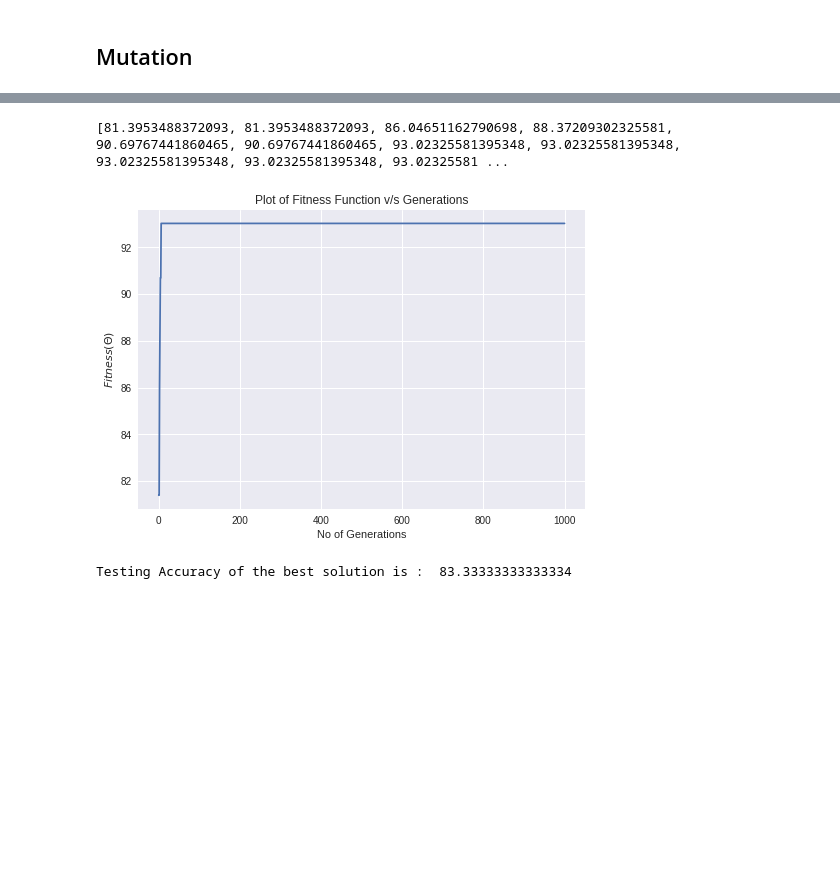
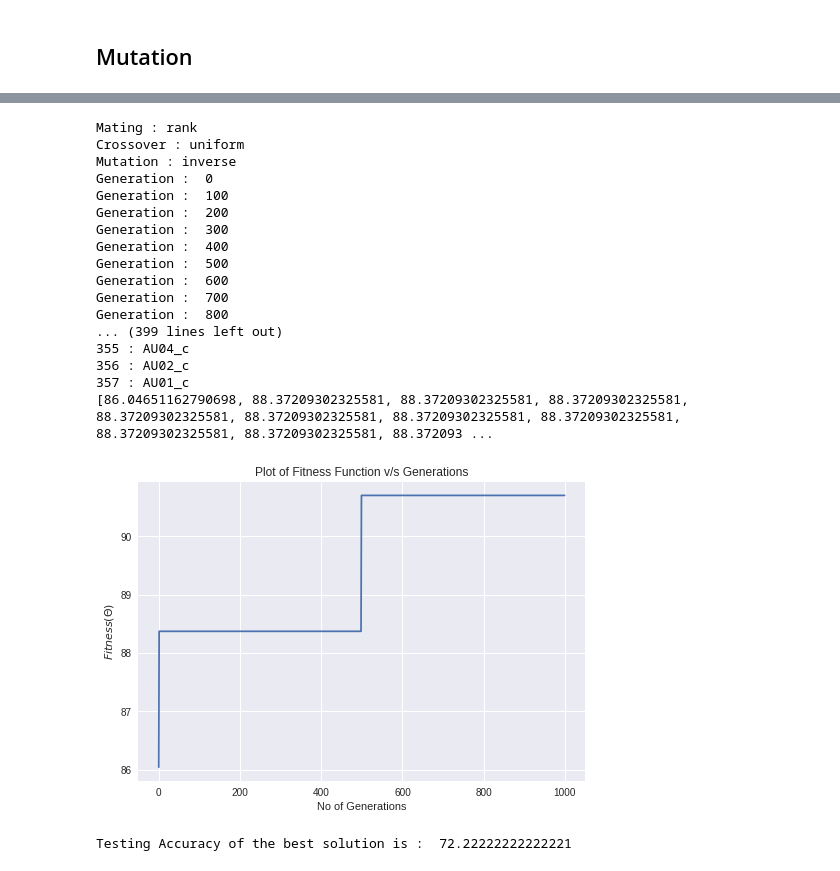
Before and after one commit to Radhesh-Sarma/Emotion-Detection, a Jupyter notebook: GA.ipynb, the cells around one changed output, grey strips where cells are left out. Cells and saved outputs as stored; diff of their text form; code cells hidden in the pictures; blank space fills up the shorter version.

```diff
--- a/GA.ipynb
+++ b/GA.ipynb
@@ -226,19 +226,3 @@ train_indices = numpy.arange(0,num_samples*0.7*(0.7), 1,int)
 val_indices = numpy.arange(num_samples*0.7*(0.7)+1,num_samples*0.7, 1,int)
 test_indices_1 = numpy.arange((num_samples*0.7)+1, num_samples*0.7+num_samples*0.3*0.7, 1,int)
 test_indices_2 = numpy.arange(num_samples*0.7+num_samples*0.7*0.3+1, num_samples, 1,int)
-# %%
-#Genetic algorithm parameters:
-sol_per_pop = 20 # Population size.
-num_parents_mating = 10 # Number of parents inside the mating pool.
-num_mutations = 70 # Number of elements to mutate.
-num_generations = 1000
-
-# Defining the population shape.
-pop_shape = (sol_per_pop, num_feature_elements)
-
-# Creating the initial population.
-new_population = numpy.random.randint(low=0, high=2, size=pop_shape)
-print(new_population.shape)
-best_population=new_population
-
-best_outputs = []
@@ -247 +229,25 @@ best_outputs = []
+# %%
+def select_mating_pool(new_population, fitness, num_parents_mating,type = "rank"):
+  if(type == "rank"):
+    return rank_selection_mating_pool(new_population, fitness, num_parents_mating)
+  if(type == "tournament"):
+    return tournament_selection_mating_pool(new_population, fitness, num_parents_mating)
+  if(type == "roulette"):
+    return roulette_wheel_selection(new_population, fitness, num_parents_mating)
+# %%
+def select_cross_over(parents, offspring_size,type = "uniform"):
+  if(type == "uniform"):
+    return uniform_crossover(parents, offspring_size)
+  if(type == "single"):
+    return single_crossover(parents, offspring_size)
+  if(type == "two_point"):
+    return two_point_crossover(parents, offspring_size)
+# %%
+def select_mutation(offspring_crossover, num_mutations,type = "inverse"):
+  if(type == "bit"):
+    return bit_flip_mutation(offspring_crossover, num_mutations)
+  if(type == "swap"):
+    return swap_mutation(offspring_crossover, num_mutations)
+  if(type == "inverse"):
+    return inverse_mutation(offspring_crossover, num_mutations)
 # %%
@@ -357,18 +345,22 @@ Printing features in the best feature subset
-# %%
-print(best_outputs)
-# %% [output]
-[81.3953488372093, 81.3953488372093, 86.04651162790698, 88.37209302325581, 90.69767441860465, 90.69767441860465, 93.02325581395348, 93.02325581395348, 93.02325581395348, 93.02325581395348, 93.02325581 ...
-# %%
-plt.plot(best_outputs)
-plt.xlabel("No of Generations")
-plt.ylabel("$Fitness(\Theta)$")
-plt.title("Plot of Fitness Function v/s Generations")
-plt.show()
-# %% [output]
-[figure, removed]
-# %%
-fitness = cal_pop_fitness(best_population, data_inputs, data_outputs, test_indices_1, test_indices_2)
-testacc=numpy.max(fitness)
-print("Testing Accuracy of the best solution is : ", testacc)
-# %% [output]
-Testing Accuracy of the best solution is :  83.33333333333334
+# %%
+GA(sol_per_pop = 20,num_parents_mating = 10,num_mutations = 70,num_generations = 1000,mating = "rank",crossover = "uniform",mutation = "inverse")
+# %% [output]
+Mating : rank
+Crossover : uniform
+Mutation : inverse
+Generation :  0
+Generation :  100
+Generation :  200
+Generation :  300
+Generation :  400
+Generation :  500
+Generation :  600
+Generation :  700
+Generation :  800
+... (399 lines left out)
+355 : AU04_c
+356 : AU02_c
+357 : AU01_c
+[86.04651162790698, 88.37209302325581, 88.37209302325581, 88.37209302325581, 88.37209302325581, 88.37209302325581, 88.37209302325581, 88.37209302325581, 88.37209302325581, 88.37209302325581, 88.372093 ...
+[figure, added]
+Testing Accuracy of the best solution is :  72.22222222222221
```
Also changed, not shown: parts of 7 cells of this notebook.
